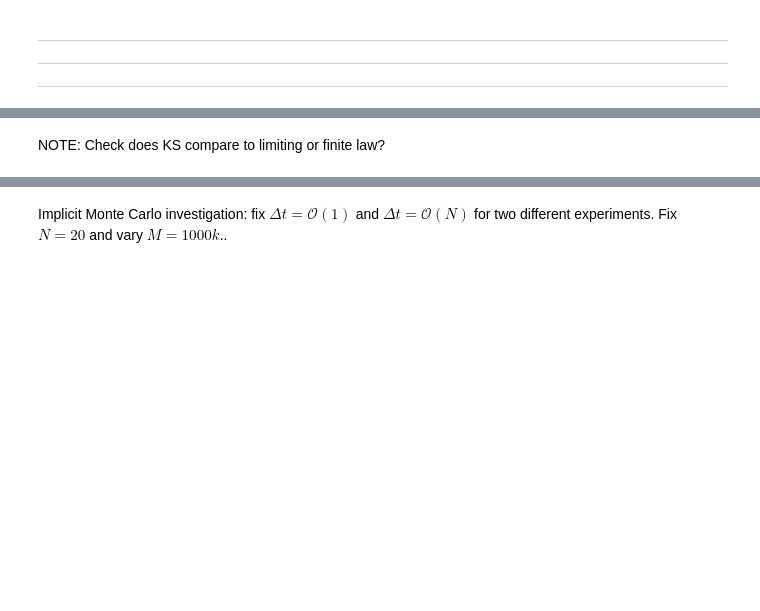
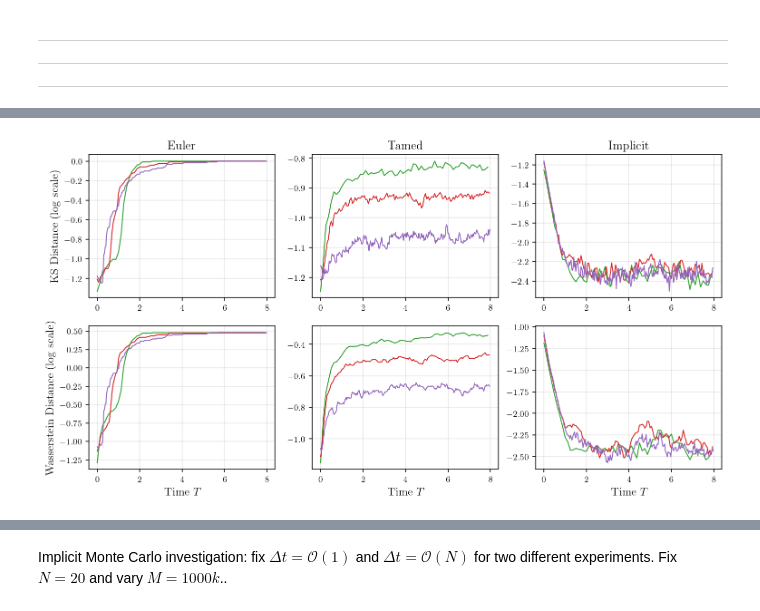
Before and after one commit to fredwdickinson/dissertation, a Jupyter notebook: code/main.ipynb, the cells around one changed output, grey strips where cells are left out. Cells and saved outputs as stored; diff of their text form; code cells hidden in the pictures; blank space fills up the shorter version.

```diff
--- a/code/main.ipynb
+++ b/code/main.ipynb
@@ -328,2 +256,28 @@ plt.show()
-# %% [markdown]
-NOTE: Check does KS compare to limiting or finite law?
+# %%
+# 4b. BIAS PLOTTER (N = 50).
+dt_colours = list(plt.cm.tab10.colors) + list(plt.cm.Dark2.colors)
+fixed_N2 = N_ranges[1]
+fig, axes2d = plt.subplots(2, 3, figsize = (12, 6))
+axes1d = axes2d.flatten()
+axes1 = axes1d[0:3]; axes2 = axes1d[3:]
+
+# First figure: only N1 (N = 20). Axes 1 for KS, then for Wasserstein.
+for ax1, ax2, method in zip(axes1, axes2, methods):
+    for k in k_range:
+        key = (fixed_N2, k, method)
+        data = bias_results[key]
+        ax1.plot(data["ks_times"], np.log10(data["ks_distances"]), label = f"k = {k}", color = dt_colours[k - 1], lw = 1)
+        ax2.plot(data["wass_times"], np.log10(data["wass_distances"]), label = f"k = {k}", color = dt_colours[k - 1], lw = 1)
+
+    ax1.set_title(method.capitalize())
+    ax2.set_xlabel("Time $T$")
+
+for ax in axes1d:
+    ax.grid(True, alpha = 0.3)
+
+axes1d[0].set_ylabel("KS Distance (log scale)")
+axes1d[3].set_ylabel("Wasserstein Distance (log scale)")
+
+plt.show()
+# %% [output]
+[figure, added]
```
Also changed, not shown: parts of 26 cells of this notebook, 2 other files.
